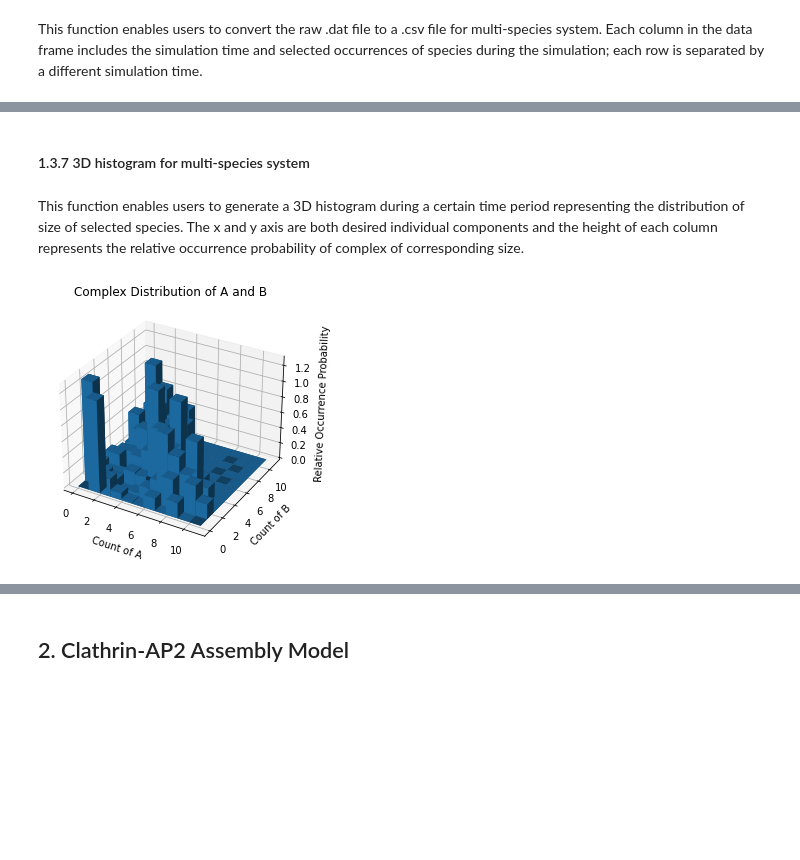
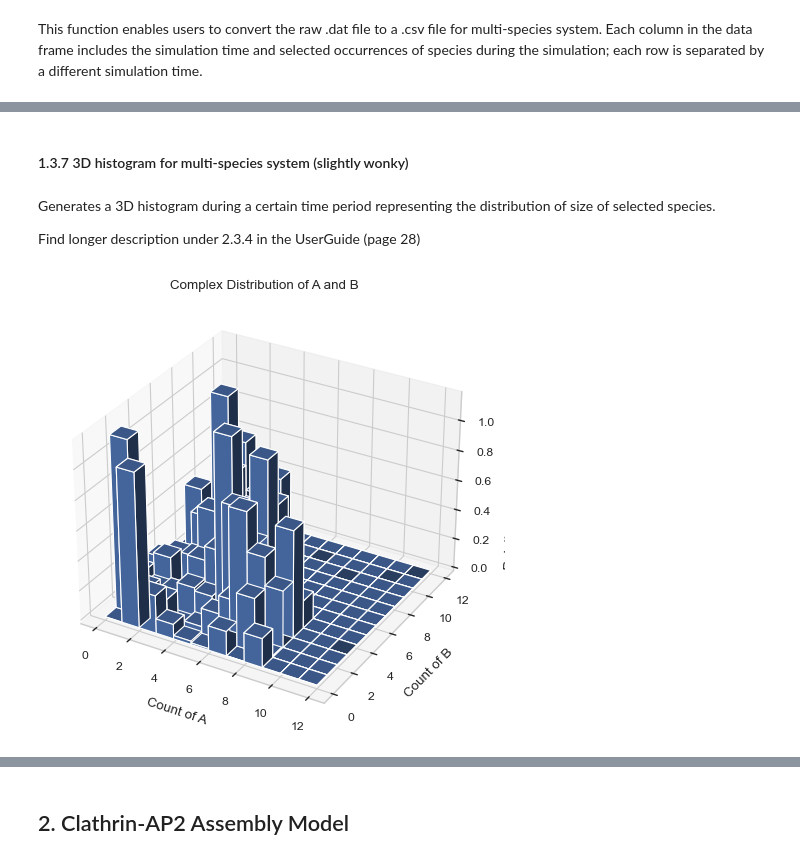
Before and after one commit to jonathanfischer97/ionerdss, a Jupyter notebook: Tutorial/MultiSpeciesTutorial/ioNERDSSTutorialMulti.ipynb, the cells around one changed output, grey strips where cells are left out. Drawn from its saved outputs; the diff is of its cells as text; code cells hidden in the pictures; blank space fills up the shorter version.

```diff
--- a/Tutorial/MultiSpeciesTutorial/ioNERDSSTutorialMulti.ipynb
+++ b/Tutorial/MultiSpeciesTutorial/ioNERDSSTutorialMulti.ipynb
@@ -18,0 +21,2 @@ import ioNERDSS as io
+# %%
+multi_species = io.MultiHistogram(FileName="histograms\histogram_complexes_time_dode.dat",FileNum=5,InitialTime=0.0,FinalTime=1.0,SpeciesList=["A","B"])
@@ -126,11 +125,11 @@ io.multi_hist_to_csv(FileName = 'histogram_complexes_time_dode_1.dat')
 # %% [markdown]
-#### 1.3.7 3D histogram for multi-species system
+#### 1.3.7 3D histogram for multi-species system (slightly wonky)
 # %% [markdown]
-This function enables users to generate a 3D histogram during a certain time period representing the distribution of size of selected species. The x and y axis are both desired individual components and the height of each column represents the relative occurrence probability of complex of corresponding size.
+Generates a 3D histogram during a certain time period representing the distribution of size of selected species.
+
+Find longer description under 2.3.4 in the UserGuide (page 28)
 # %%
-result = io.multi_3D_hist(FileName = 'histogram_complexes_time_dode.dat', FileNum = 5, \
-                         InitialTime = 0, FinalTime = 1, SpeciesList = ['A','B'], \
-                         xAxis = 'A', yAxis = 'B', xBarSize = 1, yBarSize = 1)
+result = multi_species.hist_3D_complex_dist(xAxis = 'A', yAxis = 'B', xBarSize = 1, yBarSize = 1)
 # %% [output]
-[figure, old version]
+[figure, new version]
 # %%
```
Also changed, not shown: parts of 34 cells of this notebook, 24 other files.
